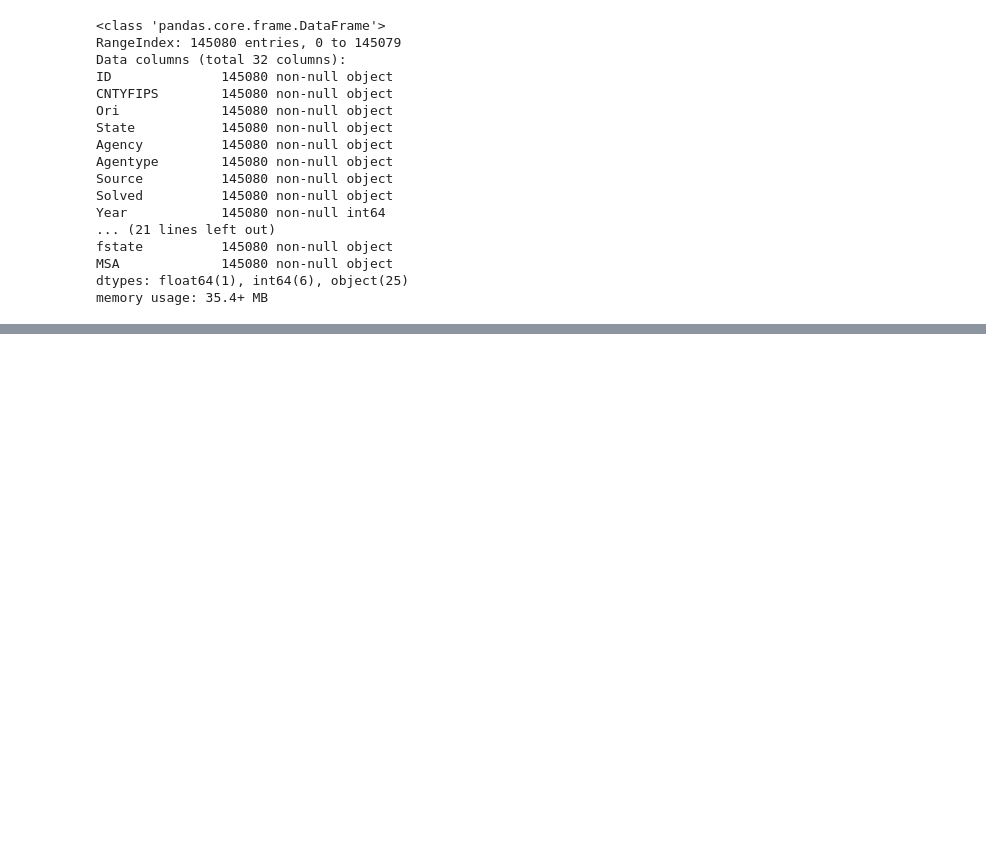
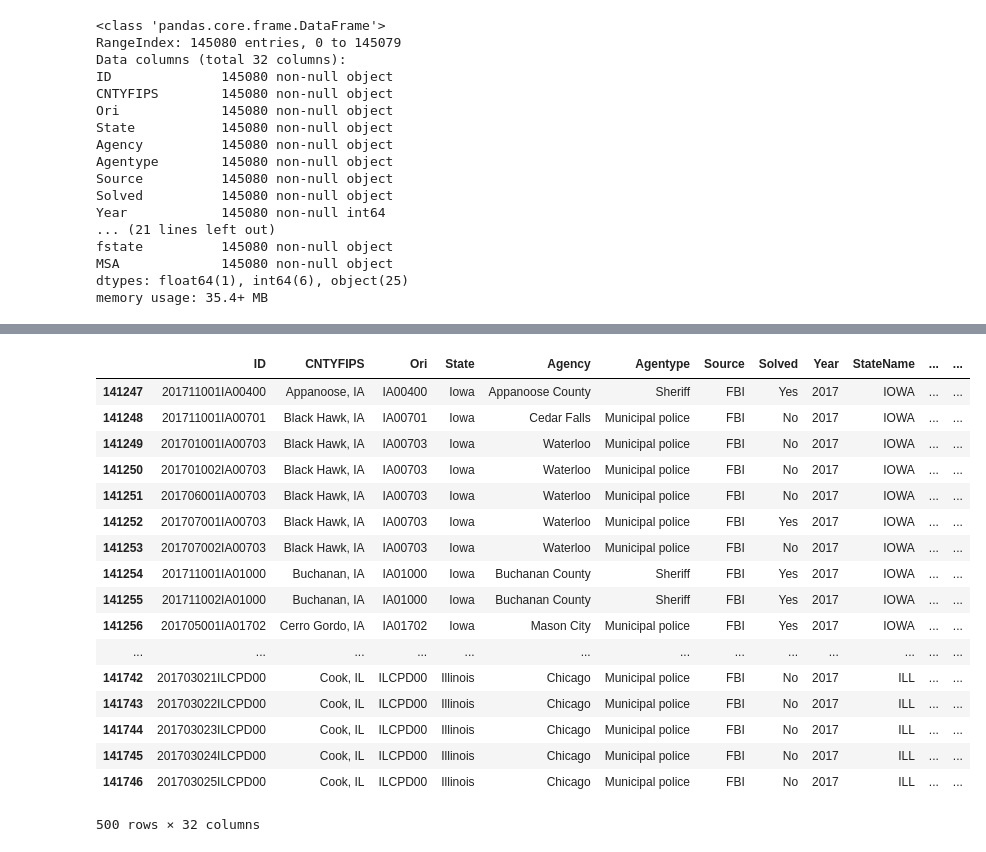
Before and after one commit to bendgame/Project-one, a Jupyter notebook: rural_v_urban_crime.ipynb, the cells around one changed output, grey strips where cells are left out. Saved outputs shown, nothing was run; the diff lists cells and outputs as text; code cells hidden in the pictures; blank space fills up the shorter version.

```diff
--- a/rural_v_urban_crime.ipynb
+++ b/rural_v_urban_crime.ipynb
@@ -53 +32,23 @@ midwest_data.head(100)
+# %%
+midwest_17 = midwest_data.loc[(midwest_data['Year'] == 2017)]
+midwest_17.head(500)
+# %% [output]
+|  | ID | CNTYFIPS | Ori | State | Agency | Agentype | Source | Solved | Year | StateName | ... | ... |
+| 141247 | 201711001IA00400 | Appanoose, IA | IA00400 | Iowa | Appanoose County | Sheriff | FBI | Yes | 2017 | IOWA | ... | ... |
+| 141248 | 201711001IA00701 | Black Hawk, IA | IA00701 | Iowa | Cedar Falls | Municipal police | FBI | No | 2017 | IOWA | ... | ... |
+| 141249 | 201701001IA00703 | Black Hawk, IA | IA00703 | Iowa | Waterloo | Municipal police | FBI | No | 2017 | IOWA | ... | ... |
+| 141250 | 201701002IA00703 | Black Hawk, IA | IA00703 | Iowa | Waterloo | Municipal police | FBI | No | 2017 | IOWA | ... | ... |
+| 141251 | 201706001IA00703 | Black Hawk, IA | IA00703 | Iowa | Waterloo | Municipal police | FBI | No | 2017 | IOWA | ... | ... |
+| 141252 | 201707001IA00703 | Black Hawk, IA | IA00703 | Iowa | Waterloo | Municipal police | FBI | Yes | 2017 | IOWA | ... | ... |
+| 141253 | 201707002IA00703 | Black Hawk, IA | IA00703 | Iowa | Waterloo | Municipal police | FBI | No | 2017 | IOWA | ... | ... |
+| 141254 | 201711001IA01000 | Buchanan, IA | IA01000 | Iowa | Buchanan County | Sheriff | FBI | Yes | 2017 | IOWA | ... | ... |
+| 141255 | 201711002IA01000 | Buchanan, IA | IA01000 | Iowa | Buchanan County | Sheriff | FBI | Yes | 2017 | IOWA | ... | ... |
+| 141256 | 201705001IA01702 | Cerro Gordo, IA | IA01702 | Iowa | Mason City | Municipal police | FBI | Yes | 2017 | IOWA | ... | ... |
+| ... | ... | ... | ... | ... | ... | ... | ... | ... | ... | ... | ... | ... |
+| 141742 | 201703021ILCPD00 | Cook, IL | ILCPD00 | Illinois | Chicago | Municipal police | FBI | No | 2017 | ILL | ... | ... |
+| 141743 | 201703022ILCPD00 | Cook, IL | ILCPD00 | Illinois | Chicago | Municipal police | FBI | No | 2017 | ILL | ... | ... |
+| 141744 | 201703023ILCPD00 | Cook, IL | ILCPD00 | Illinois | Chicago | Municipal police | FBI | No | 2017 | ILL | ... | ... |
+| 141745 | 201703024ILCPD00 | Cook, IL | ILCPD00 | Illinois | Chicago | Municipal police | FBI | No | 2017 | ILL | ... | ... |
+| 141746 | 201703025ILCPD00 | Cook, IL | ILCPD00 | Illinois | Chicago | Municipal police | FBI | No | 2017 | ILL | ... | ... |
+500 rows × 32 columns
 # %%
```
Also changed, not shown: parts of 6 cells of this notebook, 1 other file.
